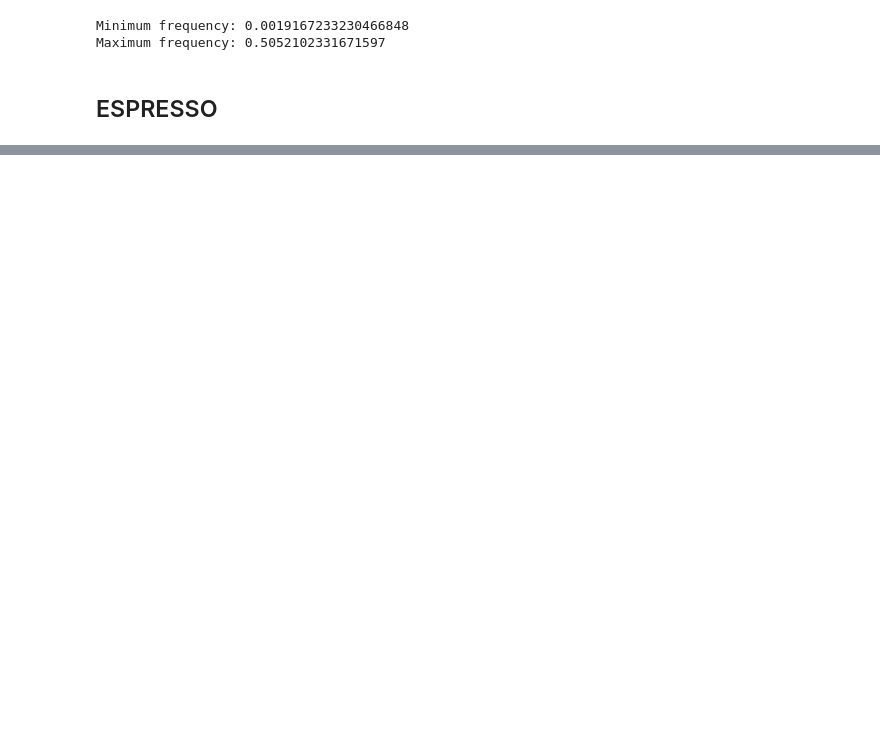
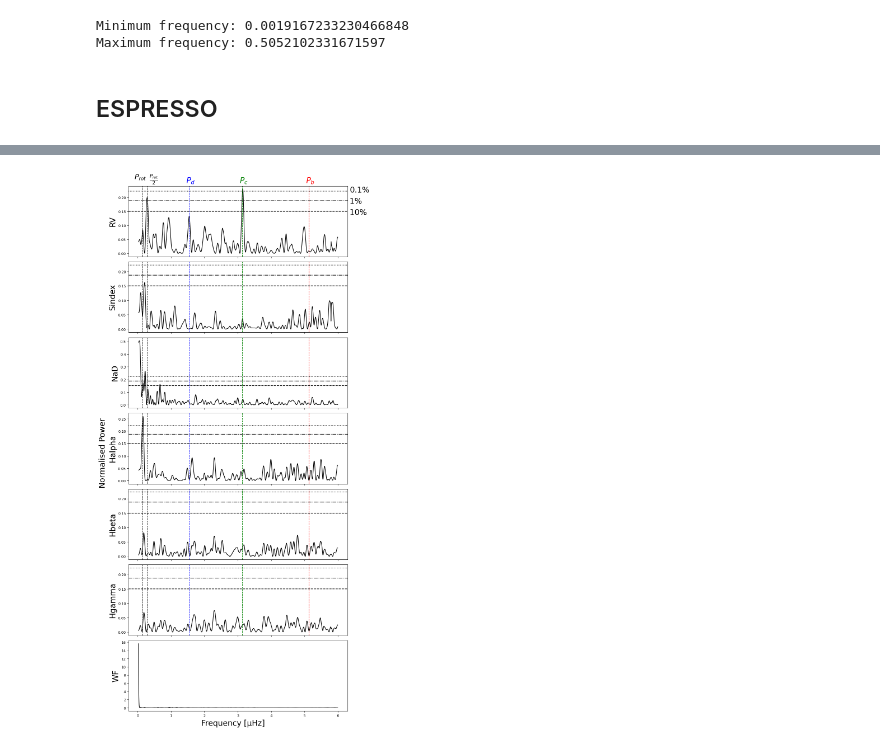
Before and after one commit to MaxTalberg/RV-detection-of-L98-59, a Jupyter notebook: src/periodogram.ipynb, the cells around one changed output, grey strips where cells are left out. Cells and saved outputs as stored; diff of their text form; code cells hidden in the pictures; blank space fills up the shorter version.

```diff
--- a/src/periodogram.ipynb
+++ b/src/periodogram.ipynb
@@ -273,3 +194,11 @@ periodograms['WF'] = (frequency, window_power)  # Add the window function to the
+# %%
+# Extract data
+activity_indices = ['RV', 'Sindex', 'NaD', 'Halpha', 'Hbeta', 'Hgamma']
+
+
+plot_periodogram(HARPS_times, cleaned_HARPS_df, activity_indices, true_periods, period_colors, min_frequency, max_frequency, samples_per_peak, ESPRESSO=False)
+# %% [output]
+[figure, added]
 # %%
 # True values (accoridng to paper (D. S. Demangeon et al. 2021))
 true_periods = [2.2531136, 3.6906777,  7.4507245]
```
Also changed, not shown: parts of 12 cells of this notebook, 27 other files.
